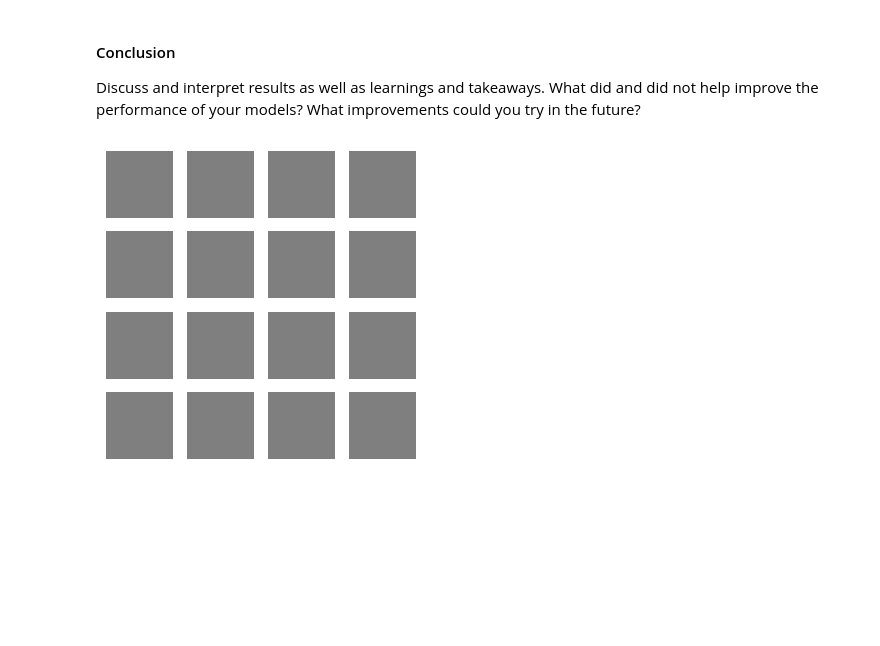
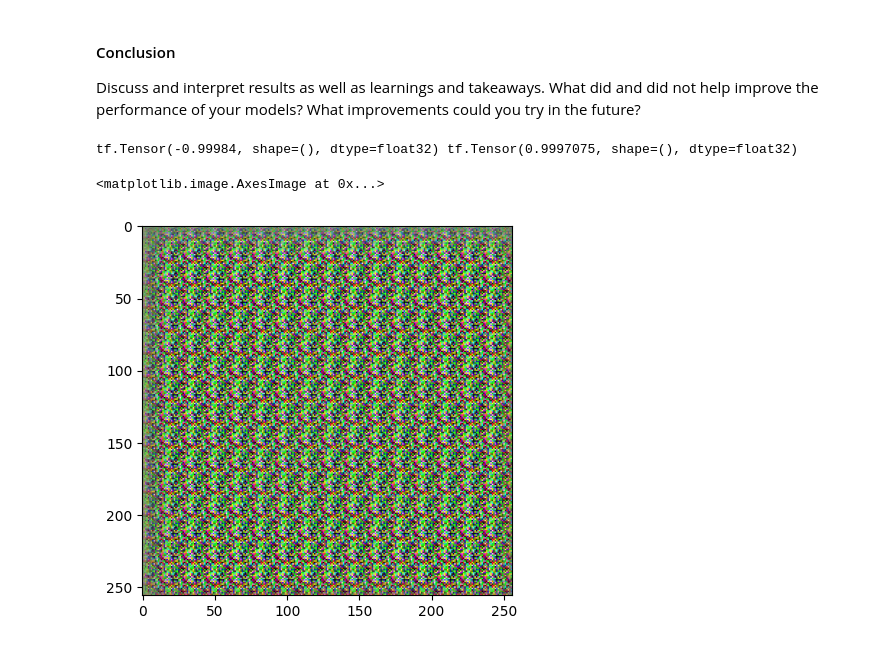
Before and after one commit to bxue2/Monet-GAN, a Jupyter notebook: Monet Gen.ipynb, the cells around one changed output. Drawn from its saved outputs; the diff is of its cells as text; code cells hidden in the pictures; blank space fills up the shorter version.

```diff
--- a/Monet Gen.ipynb
+++ b/Monet Gen.ipynb
@@ -104,10 +104,10 @@ Building the generator component for the GAN. The goal is to take in random nois
 # Build Generator
 def build_gen(latent_dim):
     model = tf.keras.Sequential([
-        layers.Dense(8 * 8 * 512, use_bias=False, input_shape=(latent_dim,)),
+        layers.Dense(16 * 16 * 512, use_bias=False, input_shape=(latent_dim,), kernel_initializer='he_normal'),
         layers.BatchNormalization(),
         layers.LeakyReLU(),
-        layers.Reshape((8, 8, 512)),
+        layers.Reshape((16, 16, 512)),
 
         # Need to Upsample to 128x128
         layers.Conv2DTranspose(256, (5, 5), strides=(2, 2), padding='same', use_bias=False),
@@ -126,7 +126,7 @@ def build_gen(latent_dim):
         layers.BatchNormalization(),
         layers.LeakyReLU(), # (256, 256, 32)
 
-        layers.Conv2DTranspose(3, (5, 5), strides=(2, 2), padding='same', activation='tanh')  # (256, 256, 3)
+        layers.Conv2DTranspose(3, (5, 5), strides=(1, 1), padding='same', activation='tanh')  # (256, 256, 3)
     ])
     return model
 
@@ -161,7 +161,7 @@ Similarly, the discriminator needs to take in a 256x256x3 image, and determine i
 # Build Discriminator
 def build_discriminator():
     model = tf.keras.Sequential([
-        layers.Conv2D(64, (5, 5), strides=(2, 2), padding='same', input_shape=(64, 64, 3)),
+        layers.Conv2D(64, (5, 5), strides=(2, 2), padding='same', input_shape=(256, 256, 3)),
         layers.LeakyReLU(),
         layers.Dropout(0.3),
 
@@ -169,13 +169,13 @@ def build_discriminator():
         layers.LeakyReLU(),
         layers.Dropout(0.3),
 
-        layers.Conv2D(256, (5, 5), strides=(2, 2), padding='same'),
-        layers.LeakyReLU(),
-        layers.Dropout(0.3),
+        # layers.Conv2D(256, (5, 5), strides=(2, 2), padding='same'),
+        # layers.LeakyReLU(),
+        # layers.Dropout(0.3),
 
-        layers.Conv2D(512, (5, 5), strides=(2, 2), padding='same'),
-        layers.LeakyReLU(),
-        layers.Dropout(0.3),
+        # layers.Conv2D(512, (5, 5), strides=(2, 2), padding='same'),
+        # layers.LeakyReLU(),
+        # layers.Dropout(0.3),
 
         layers.Flatten(),
         layers.Dense(1, activation='sigmoid')
@@ -218,10 +220,10 @@ Copied from Week 4, might not apply.
 # %%
 # Model Compilation
 
-generator_optimizer = Adam(learning_rate=0.0001)
-discriminator_optimizer = Adam(learning_rate=0.0001)
+generator_optimizer = Adam(learning_rate=0.00001)
+discriminator_optimizer = Adam(learning_rate=0.00001)
 
-cross_entropy = tf.keras.losses.BinaryCrossentropy(from_logits=True)
+cross_entropy = tf.keras.losses.BinaryCrossentropy(from_logits=False)
 
 def generator_loss(fake_output):
     return cross_entropy(tf.ones_like(fake_output), fake_output)  # Fool discriminator
@@ -259,3 +261,5 @@ def train(dataset, epochs, generator, discriminator, latent_dim):
             gen_loss, disc_loss = train_step(image_batch, generator, discriminator, latent_dim)
 
         print(f"Epoch {epoch+1}, Gen Loss: {gen_loss.numpy()}, Disc Loss: {disc_loss.numpy()}")
+
+train(train_dataset, 25, generator, discriminator, latent_dim)
@@ -266,16 +298,22 @@ Discuss and interpret results as well as learnings and takeaways. What did and d
 # %%
 def generate_and_save_images(generator, epoch, latent_dim, num_examples=16):
     noise = tf.random.normal([num_examples, latent_dim])
     generated_images = generator(noise, training=False)
     generated_images = (generated_images + 1) / 2  # Rescale from [-1,1] (tanh output) to [0, 1]
 
     plt.figure(figsize=(4, 4))
     for i in range(num_examples):
         plt.subplot(4, 4, i + 1)
         plt.imshow(generated_images[i])
         plt.axis('off')
     plt.show()
 
-generate_and_save_images(generator, 10, latent_dim)
+# generate_and_save_images(generator, 1, latent_dim)
+noise = tf.random.normal([1, latent_dim])
+generated_image = generator(noise, training=False)
+print(tf.reduce_min(generated_image), tf.reduce_max(generated_image))  # Check value range
+plt.imshow((generated_image[0] + 1) / 2)  # Rescale and visualize
 # %% [output]
+tf.Tensor(-0.99984, shape=(), dtype=float32) tf.Tensor(0.9997075, shape=(), dtype=float32)
+<matplotlib.image.AxesImage at 0x...>
-[figure, old version]
+[figure, new version]
```
Also changed, not shown: parts of 5 cells of this notebook.
